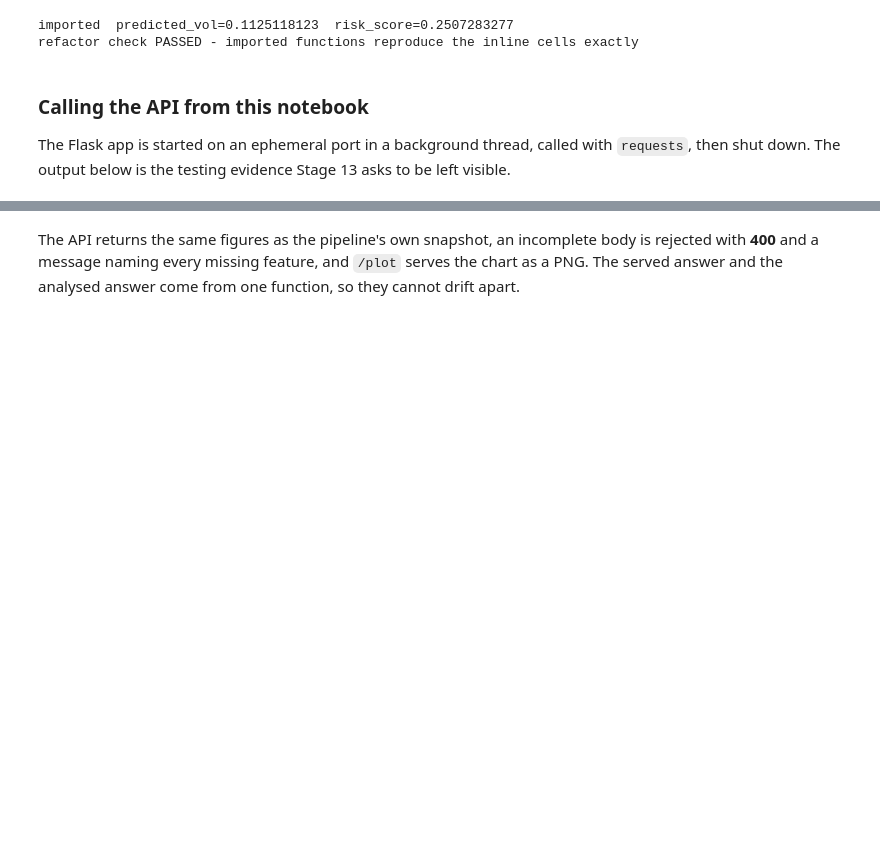
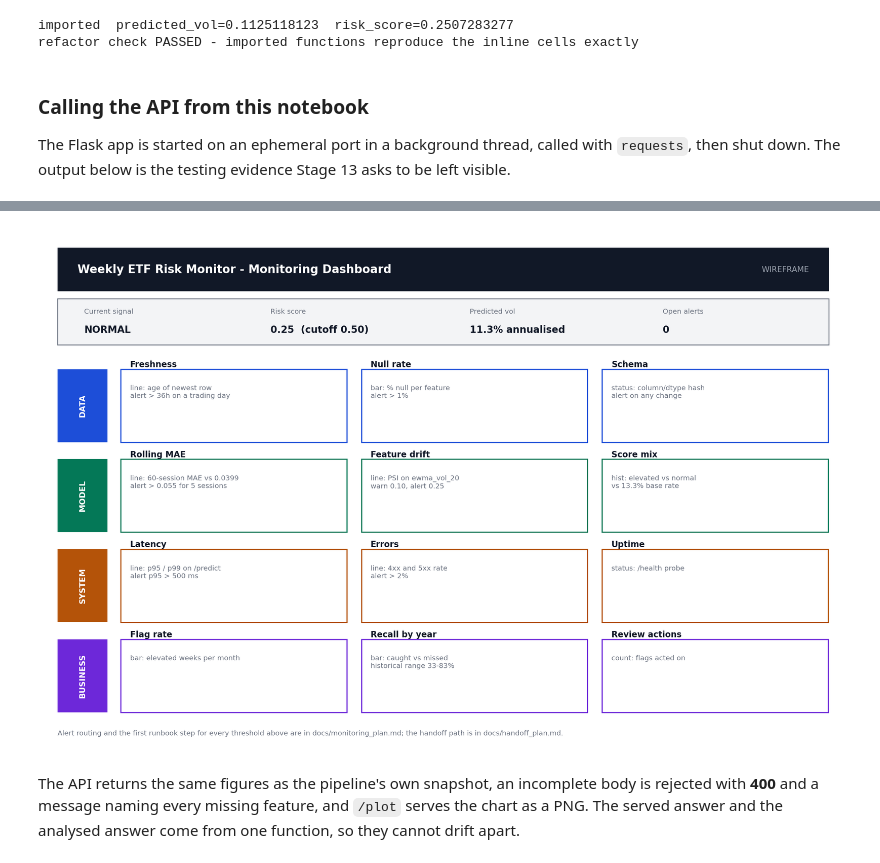
Before and after one commit to pdwi2020/bootcamp_paritosh_dwivedi, a Jupyter notebook: project/notebooks/project_pipeline.ipynb, the cells around one changed output, grey strips where cells are left out. Cells and saved outputs as stored; diff of their text form; code cells hidden in the pictures; blank space fills up the shorter version.

```diff
--- a/project/notebooks/project_pipeline.ipynb
+++ b/project/notebooks/project_pipeline.ipynb
@@ -740,3 +739,7 @@ API stopped
+# %%
+display(Image(filename=str(settings.images_dir / "dashboard_sketch.png")))
+# %% [output]
+[figure, added]
 # %% [markdown]
 The API returns the same figures as the pipeline's own snapshot, an incomplete body is rejected with
 **400** and a message naming every missing feature, and `/plot` serves the chart as a PNG. The served
```
Also changed, not shown: parts of 3 cells of this notebook, 9 other files.
